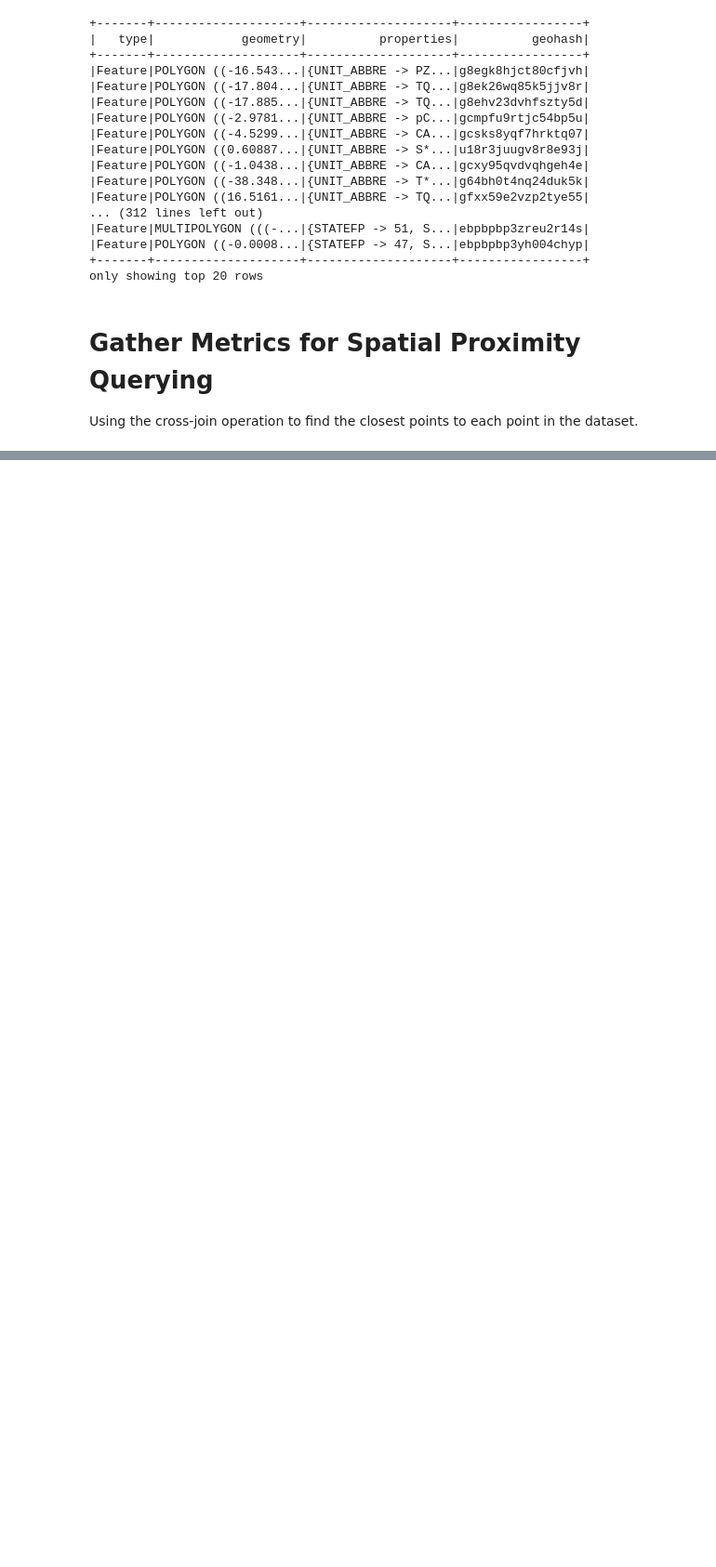
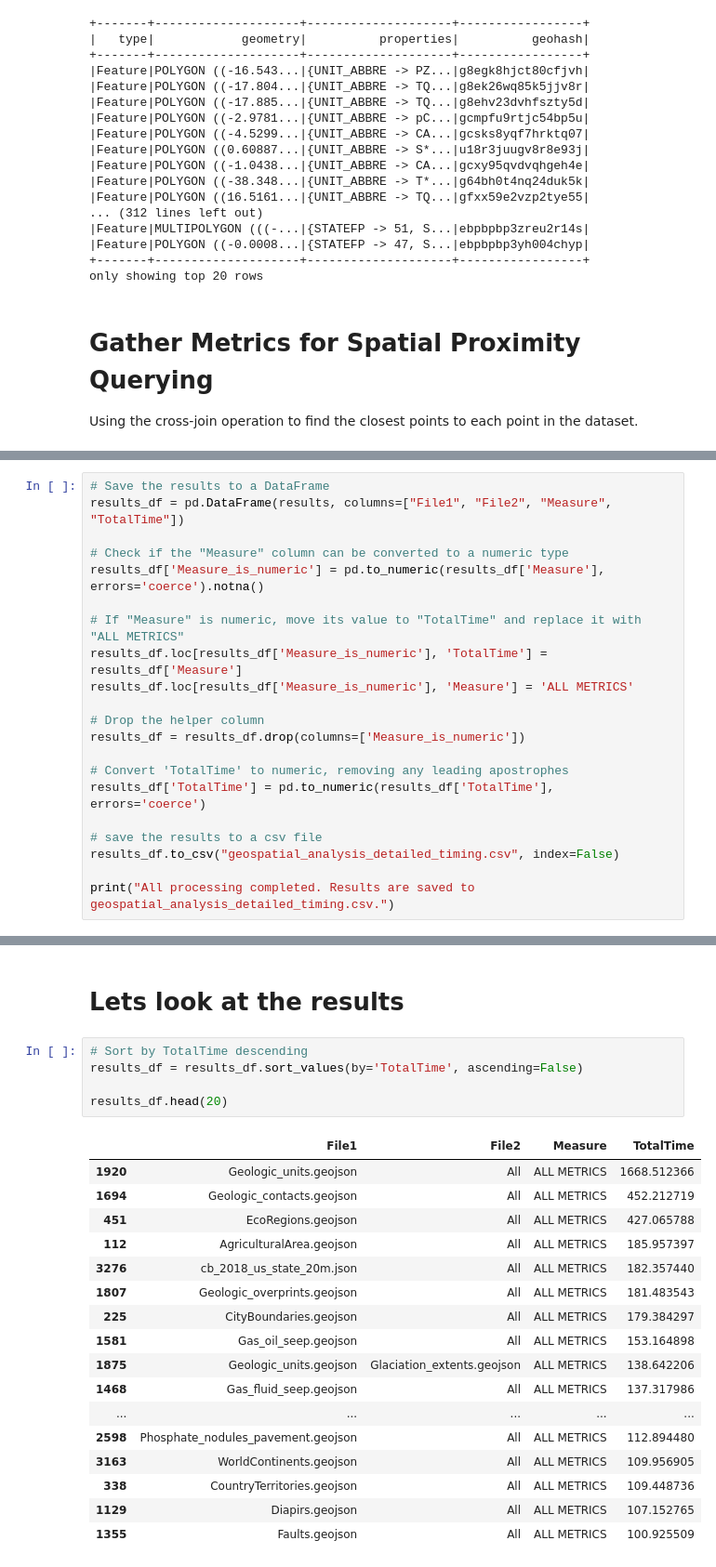
Before and after one commit to ebsmartin/Excavating_GeoSpatial_Insights_from_DataLakes, a Jupyter notebook: notebooks/PySpark_Data_Wrangling_Script.ipynb, the cells around one changed output, grey strips where cells are left out. Shown: that part at 93% size. Cells and saved outputs as stored; diff of their text form; blank space fills up the shorter version.

Commit message:
Ran the spatial metrics on the toy sets

```diff
--- a/notebooks/PySpark_Data_Wrangling_Script.ipynb
+++ b/notebooks/PySpark_Data_Wrangling_Script.ipynb
@@ -730,0 +722,21 @@ All processing completed. Results are saved to geospatial_analysis_detailed_timi
+# %%
+# Save the results to a DataFrame
+results_df = pd.DataFrame(results, columns=["File1", "File2", "Measure", "TotalTime"])
+
+# Check if the "Measure" column can be converted to a numeric type
+results_df['Measure_is_numeric'] = pd.to_numeric(results_df['Measure'], errors='coerce').notna()
+
+# If "Measure" is numeric, move its value to "TotalTime" and replace it with "ALL METRICS"
+results_df.loc[results_df['Measure_is_numeric'], 'TotalTime'] = results_df['Measure']
+results_df.loc[results_df['Measure_is_numeric'], 'Measure'] = 'ALL METRICS'
+
+# Drop the helper column
+results_df = results_df.drop(columns=['Measure_is_numeric'])
+
+# Convert 'TotalTime' to numeric, removing any leading apostrophes
+results_df['TotalTime'] = pd.to_numeric(results_df['TotalTime'], errors='coerce')
+
+# save the results to a csv file
+results_df.to_csv("geospatial_analysis_detailed_timing.csv", index=False)
+
+print("All processing completed. Results are saved to geospatial_analysis_detailed_timing.csv.")
@@ -730,0 +747,25 @@ All processing completed. Results are saved to geospatial_analysis_detailed_timi
+# %% [markdown]
+# Lets look at the results
+# %%
+# Sort by TotalTime descending
+results_df = results_df.sort_values(by='TotalTime', ascending=False)
+
+results_df.head(20)
+# %% [output]
+|  | File1 | File2 | Measure | TotalTime |
+| 1920 | Geologic_units.geojson | All | ALL METRICS | 1668.512366 |
+| 1694 | Geologic_contacts.geojson | All | ALL METRICS | 452.212719 |
+| 451 | EcoRegions.geojson | All | ALL METRICS | 427.065788 |
+| 112 | AgriculturalArea.geojson | All | ALL METRICS | 185.957397 |
+| 3276 | cb_2018_us_state_20m.json | All | ALL METRICS | 182.357440 |
+| 1807 | Geologic_overprints.geojson | All | ALL METRICS | 181.483543 |
+| 225 | CityBoundaries.geojson | All | ALL METRICS | 179.384297 |
+| 1581 | Gas_oil_seep.geojson | All | ALL METRICS | 153.164898 |
+| 1875 | Geologic_units.geojson | Glaciation_extents.geojson | ALL METRICS | 138.642206 |
+| 1468 | Gas_fluid_seep.geojson | All | ALL METRICS | 137.317986 |
+| ... | ... | ... | ... | ... |
+| 2598 | Phosphate_nodules_pavement.geojson | All | ALL METRICS | 112.894480 |
+| 3163 | WorldContinents.geojson | All | ALL METRICS | 109.956905 |
+| 338 | CountryTerritories.geojson | All | ALL METRICS | 109.448736 |
+| 1129 | Diapirs.geojson | All | ALL METRICS | 107.152765 |
+| 1355 | Faults.geojson | All | ALL METRICS | 100.925509 |
```
Also changed, not shown: parts of 3 cells of this notebook, 2 other files.
